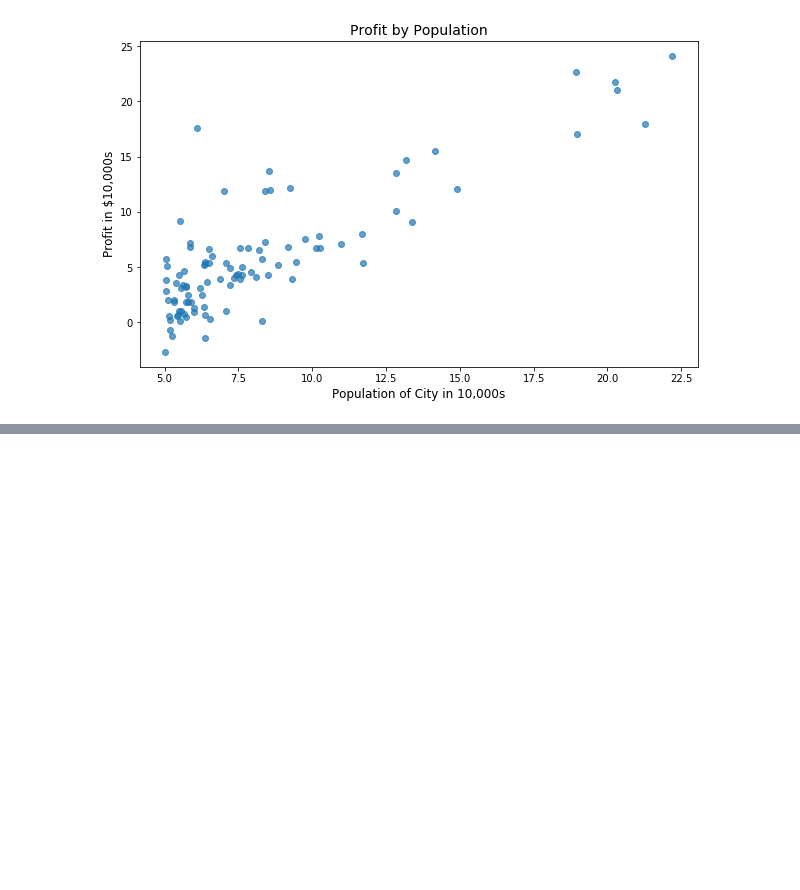
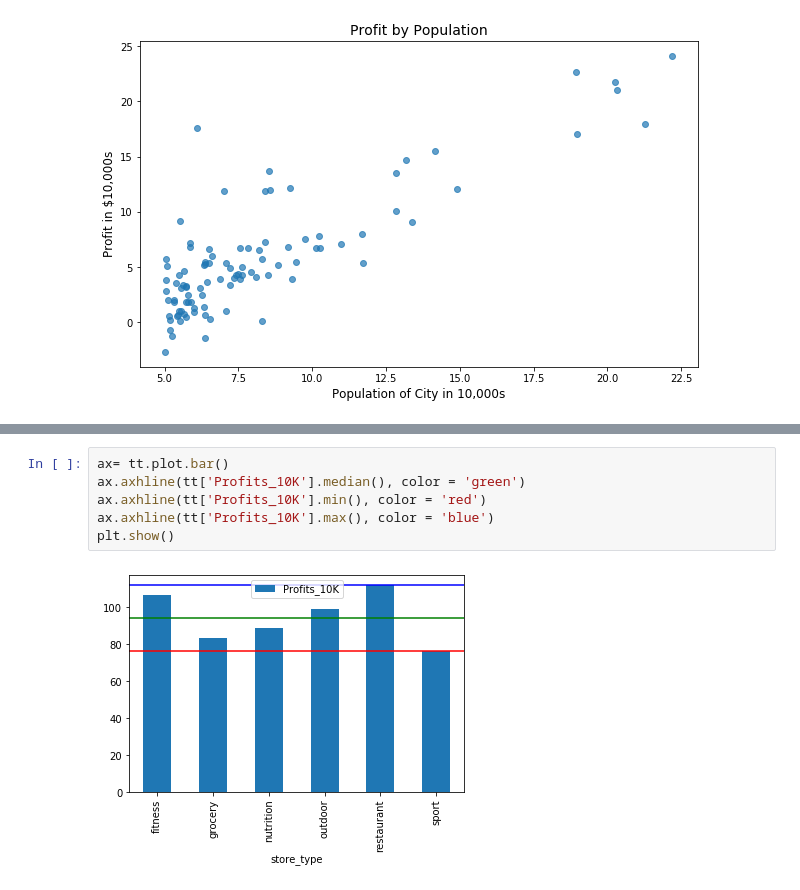
Before and after one commit to IsaBernard/ex_divers_notebooks, a Jupyter notebook: Ex_vizualisations_pandas.ipynb, the cells around one changed output, grey strips where cells are left out. Cells and saved outputs as stored; diff of their text form; blank space fills up the shorter version.

```diff
--- a/Ex_vizualisations_pandas.ipynb
+++ b/Ex_vizualisations_pandas.ipynb
@@ -36,0 +75,8 @@ plt.show()
+# %%
+ax= tt.plot.bar()
+ax.axhline(tt['Profits_10K'].median(), color = 'green')
+ax.axhline(tt['Profits_10K'].min(), color = 'red')
+ax.axhline(tt['Profits_10K'].max(), color = 'blue')
+plt.show()
+# %% [output]
+[figure, added]
```
Also changed, not shown: parts of 9 cells of this notebook.
